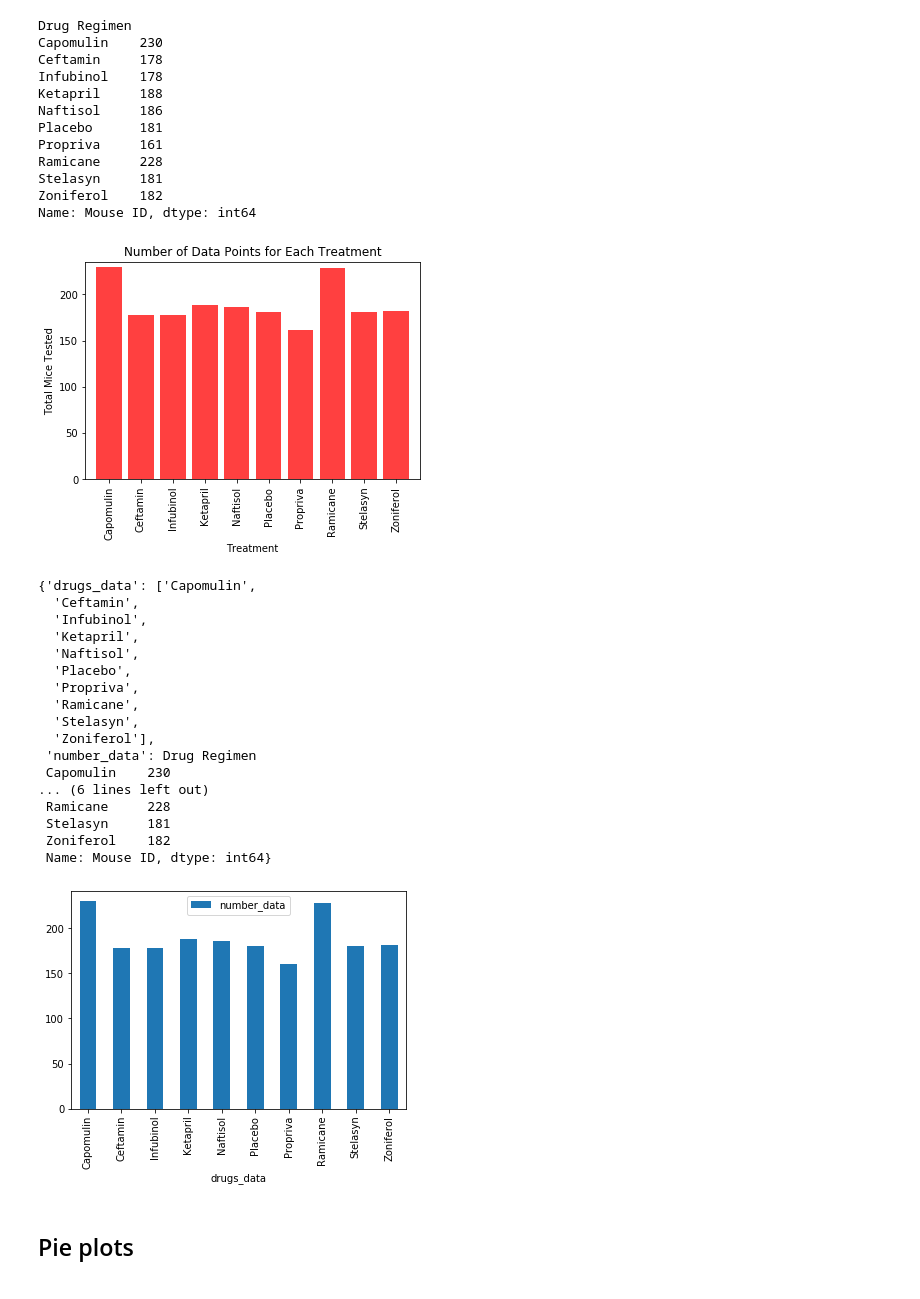
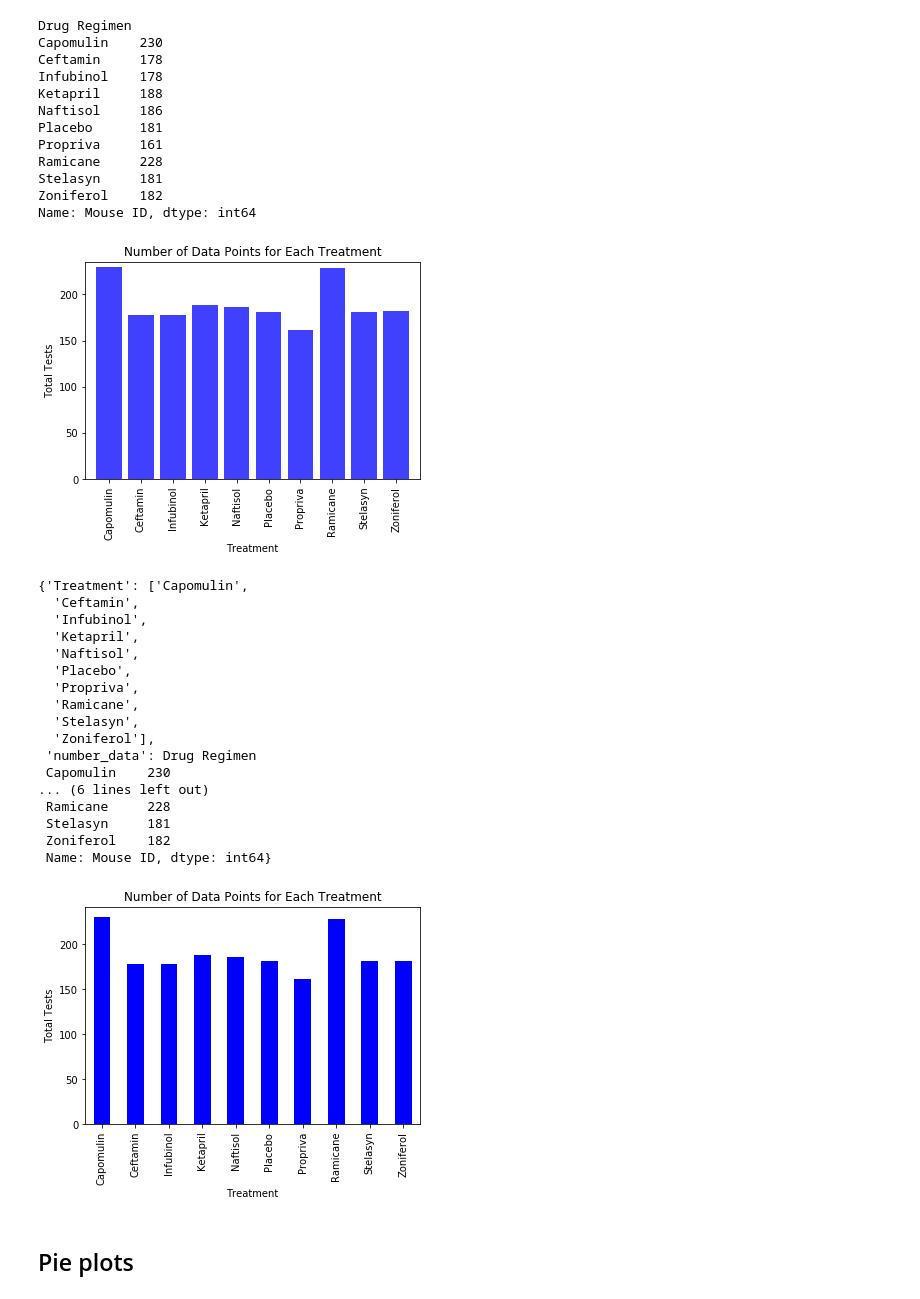
Before and after one commit to 89DAN89/MatHomework, a Jupyter notebook: pymaceuticals_starter.ipynb, the cells around one changed output. Saved outputs shown, nothing was run; the diff lists cells and outputs as text; code cells hidden in the pictures.

```diff
--- a/pymaceuticals_starter.ipynb
+++ b/pymaceuticals_starter.ipynb
@@ -382,28 +382,28 @@ for x in x_axis:
 
 plt.title("Number of Data Points for Each Treatment")
 plt.xlabel("Treatment")
-plt.ylabel("Total Mice Tested")
+plt.ylabel("Total Tests")
 
 plt.xlim(-0.75, len(drugs_data)-.25)
 plt.ylim(0, max(number_data) + 5)
 
-plt.bar(x_axis, number_data, facecolor="red", alpha=0.75, align="center" )
+plt.bar(x_axis, number_data, facecolor="blue", alpha=0.75, align="center" )
 plt.xticks(tick_locations, drugs_data, rotation=90)
 
 plt.show()
 
-# This is the  bar plot showing number of data points for each treatment regimen using pandas
+# This is the  bar plot showing number of data points for each treatment regimen using pandas I made it look nice, i could take away the alpha and bar sizing to make them identical
 # %% [output]
-[figure, old version]
+[figure, new version]
 # %%
 # Generate a bar plot showing number of data points for each treatment regimen using pyplot
 # %%
-Data = {'drugs_data':drugs_data,
+Data = {'Treatment':drugs_data,
         'number_data':number_data
        }
 Data
 # %% [output]
-{'drugs_data': ['Capomulin',
+{'Treatment': ['Capomulin',
   'Ceftamin',
   'Infubinol',
   'Ketapril',
@@ -421,14 +421,15 @@ Data
  Zoniferol    182
  Name: Mouse ID, dtype: int64}
 # %%
-df = pd.DataFrame(Data,columns=['drugs_data','number_data'])
+df = pd.DataFrame(Data,columns=['Treatment','number_data'])
 # %%
-df.plot(x ='drugs_data', y='number_data', kind = 'bar')
+df.plot(x ='Treatment', y='number_data', kind = 'bar', title= "Number of Data Points for Each Treatment", legend = False, color='blue')
+plt.ylabel('Total Tests')
 plt.show()
 
 # This is the bar plot showing number of data points for each treatment regimen using pyplot
 # %% [output]
-[figure, old version]
+[figure, new version]
 # %% [markdown]
 ## Pie plots
 # %%
```
Also changed, not shown: parts of 29 cells of this notebook.
